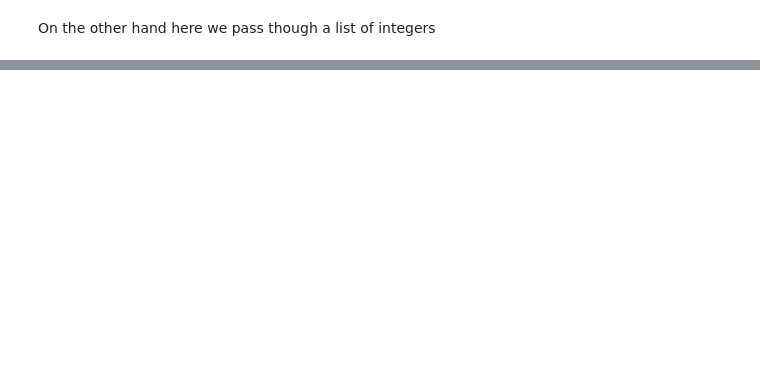
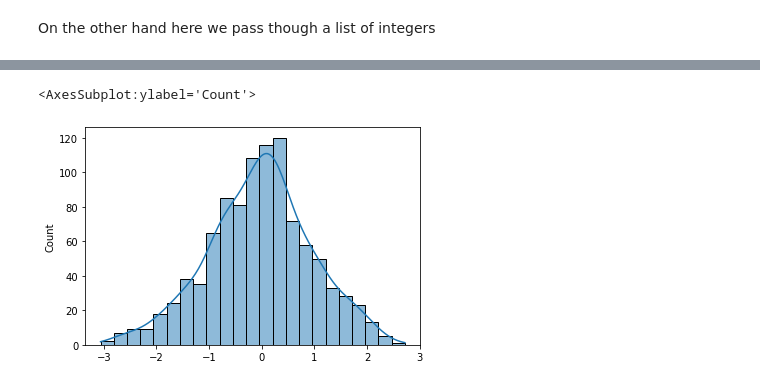
Before and after one commit to Deego88/Programming-for-Data-Analysis-Assignment, a Jupyter notebook: Programming-for-Data-Analysis-Assignment.ipynb, the cells around one changed output, grey strips where cells are left out. Cells and saved outputs as stored; diff of their text form; code cells hidden in the pictures; blank space fills up the shorter version.

Commit message:
Normal and Binormal dist complete

```diff
--- a/Programming-for-Data-Analysis-Assignment.ipynb
+++ b/Programming-for-Data-Analysis-Assignment.ipynb
@@ -257,0 +277,9 @@ The following
+# %%
+# Visualise normal distribution, 100 values, centred at 0.0, exponential decay set at 1
+norm_dist = np.random.normal(0.0, 1, size=1000)
+
+#Generate a distplot to visualise:
+sns.histplot(data=norm_dist, kde=True)
+# %% [output]
+<AxesSubplot:ylabel='Count'>
+[figure, added]
```
Also changed, not shown: parts of 22 cells of this notebook.
